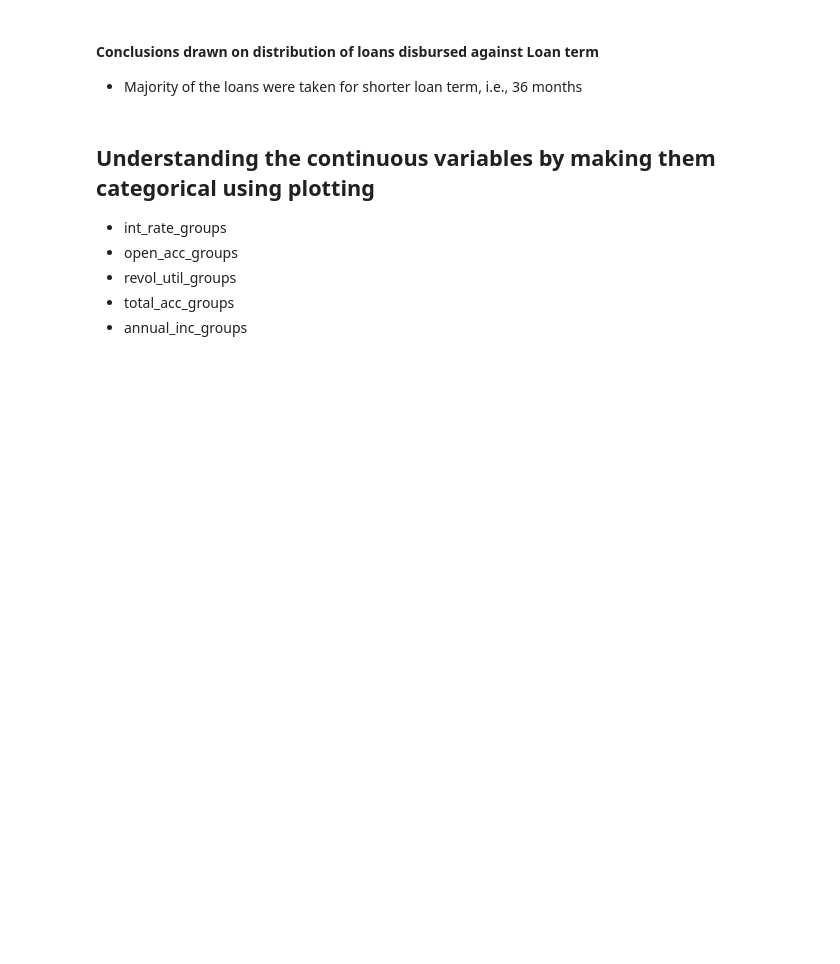
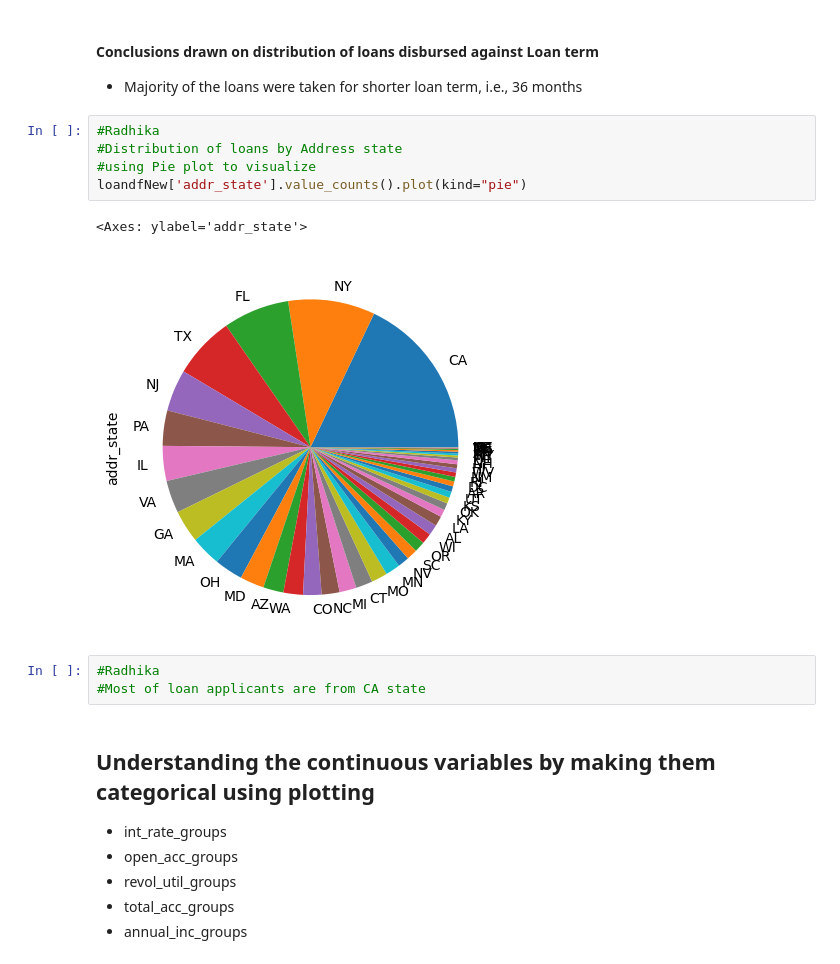
Before and after one commit to karthikgadepalli/LendingClubCaseStudy, a Jupyter notebook: LendingClubCaseStudyAnalysis.ipynb, the cells around one changed output. Drawn from its saved outputs; the diff is of its cells as text; blank space fills up the shorter version.

```diff
--- a/LendingClubCaseStudyAnalysis.ipynb
+++ b/LendingClubCaseStudyAnalysis.ipynb
@@ -716,6 +704,17 @@ plt.show()
 # %% [markdown]
 #### Conclusions drawn on distribution of loans disbursed against Loan term
 - Majority of the loans were taken for shorter loan term, i.e., 36 months
+# %%
+#Radhika
+#Distribution of loans by Address state
+#using Pie plot to visualize
+loandfNew['addr_state'].value_counts().plot(kind="pie")
+# %% [output]
+<Axes: ylabel='addr_state'>
+[figure, added]
+# %%
+#Radhika
+#Most of loan applicants are from CA state
 # %% [markdown]
 ## Understanding the continuous variables by making them categorical using plotting
 - int_rate_groups
```
Also changed, not shown: parts of 40 cells of this notebook.
